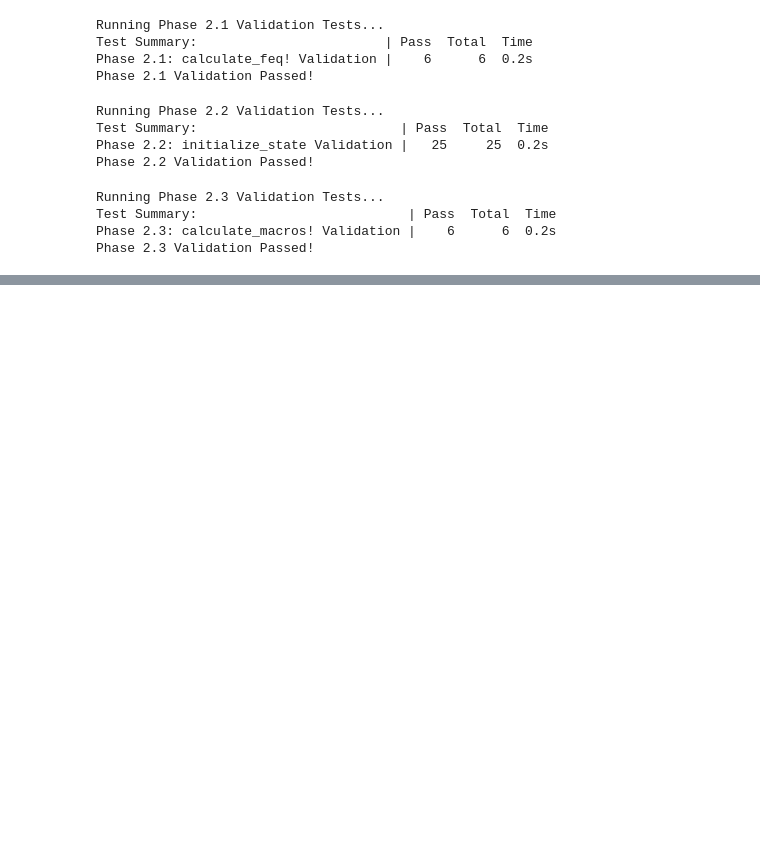
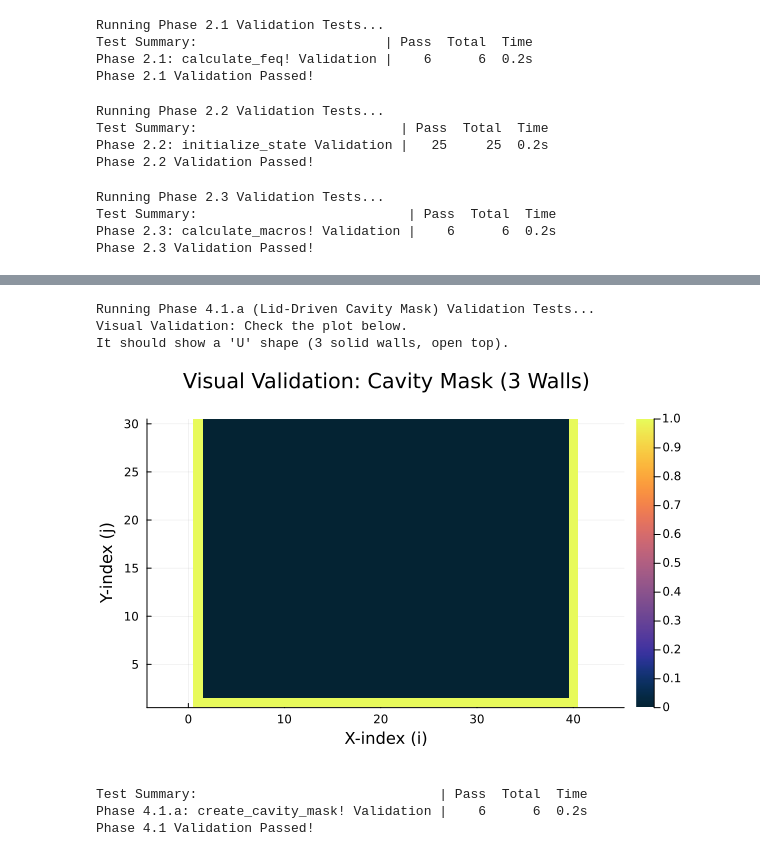
Before and after one commit to phelipestoiber/LBM, a Jupyter notebook: notebooks/notebooks/00_validation.ipynb, the cells around one changed output, grey strips where cells are left out. Saved outputs shown, nothing was run; the diff lists cells and outputs as text; code cells hidden in the pictures; blank space fills up the shorter version.

```diff
--- a/notebooks/notebooks/00_validation.ipynb
+++ b/notebooks/notebooks/00_validation.ipynb
@@ -483,0 +566,57 @@ Phase 3.1 Validation Passed!
+# %%
+print("\nRunning Phase 4.1.a (Lid-Driven Cavity Mask) Validation Tests...\n")
+
+@testset "Phase 4.1.a: create_cavity_mask! Validation" begin
+
+    # 1. Configuração
+    nx, ny = 40, 30 # Um domínio pequeno para teste
+    tau = 0.6
+    state = initialize_state(nx, ny, tau)
+
+    # 2. Chamar a função
+    create_cavity_mask!(state)
+
+    # 3. Validação (Testes de Pontos)
+    @testset "Point-wise checks" begin
+        # Ponto central (deve ser fluido)
+        @test state.mask[20, 15] == false
+
+        # Parede Esquerda (deve ser sólida)
+        @test state.mask[1, 15] == true
+
+        # Parede Direita (deve ser sólida)
+        @test state.mask[nx, 15] == true
+
+        # Fundo (deve ser sólido)
+        @test state.mask[20, 1] == true
+
+        # Tampa (DEVE SER FLUIDO - tratado por outro kernel)
+        @test state.mask[20, ny] == false
+    end
+
+    # 4. Validação Visual
+    print("Visual Validation: Check the plot below.\n")
+    print("It should show a 'U' shape (3 solid walls, open top).\n")
+
+    h = heatmap(
+        state.mask', # Transpor a máscara
+        aspect_ratio=:equal,
+        c=:thermal,
+        title="Visual Validation: Cavity Mask (3 Walls)",
+        xlabel="X-index (i)",
+        ylabel="Y-index (j)"
+    )
+    display(h)
+
+    @test true
+end
+
+print("Phase 4.1 Validation Passed!\n")
+# %% [output]
+Running Phase 4.1.a (Lid-Driven Cavity Mask) Validation Tests...
+Visual Validation: Check the plot below.
+It should show a 'U' shape (3 solid walls, open top).
+[figure, added]
+Test Summary:                               | Pass  Total  Time
+Phase 4.1.a: create_cavity_mask! Validation |    6      6  0.2s
+Phase 4.1 Validation Passed!
```
Also changed, not shown: parts of 4 cells of this notebook, 10 other files.
